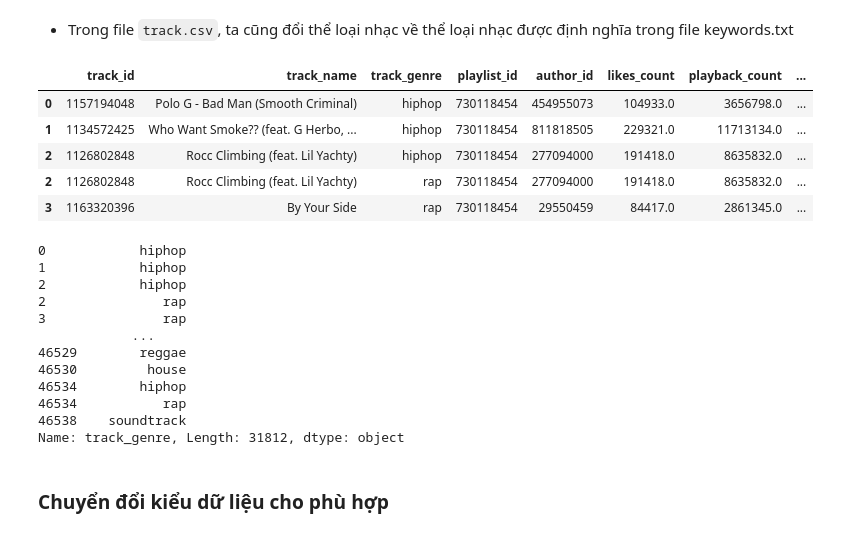
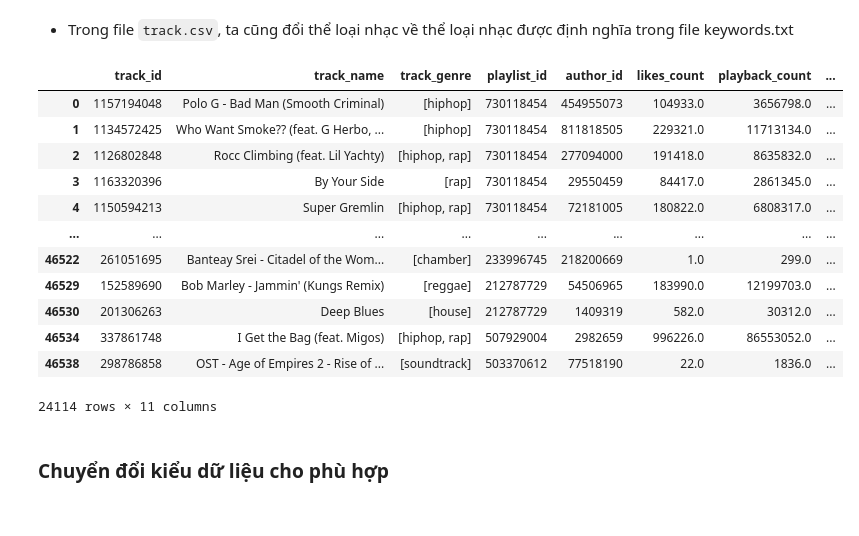
Before and after one commit to LeKiet258/DS-Project02-SoundCloud-Exploratory, a Jupyter notebook: Project_02.ipynb, the cells around one changed output. Saved outputs shown, nothing was run; the diff lists cells and outputs as text; code cells hidden in the pictures.

```diff
--- a/Project_02.ipynb
+++ b/Project_02.ipynb
@@ -172,42 +164,36 @@ Sau khi bỏ 513 giá trị NaN cột genre:
 # %%
 # redefine function
 def list_genres(genre_str, keywords=keywords):
     res = []
 
     for keyword in keywords:
         if keyword in genre_str:
             res.append(keyword)
     # if not res:
     #     res = genre_str.split('&')
     return res
 
 df_track['track_genre'] = df_track['track_genre'].apply(lambda val: list_genres(re.sub(r'[\-\.\/ ]', '', val.lower())))
-df_track = df_track.explode('track_genre')
-df_track = df_track.drop(df_track[df_track['track_genre'] == ''].index)
-df_track.head()
+df_track = df_track.loc[df_track['track_genre'].astype(bool)]
+df_track
+# ----------------------
+# df_track = df_track.explode('track_genre')
+# df_track = df_track.drop(df_track[df_track['track_genre'] == ''].index)
+# df_track.head()
 # %% [output]
 |  | track_id | track_name | track_genre | playlist_id | author_id | likes_count | playback_count | ... |
-| 0 | 1157194048 | Polo G - Bad Man (Smooth Criminal) | hiphop | 730118454 | 454955073 | 104933.0 | 3656798.0 | ... |
-| 1 | 1134572425 | Who Want Smoke?? (feat. G Herbo, ... | hiphop | 730118454 | 811818505 | 229321.0 | 11713134.0 | ... |
-| 2 | 1126802848 | Rocc Climbing (feat. Lil Yachty) | hiphop | 730118454 | 277094000 | 191418.0 | 8635832.0 | ... |
-| 2 | 1126802848 | Rocc Climbing (feat. Lil Yachty) | rap | 730118454 | 277094000 | 191418.0 | 8635832.0 | ... |
-| 3 | 1163320396 | By Your Side | rap | 730118454 | 29550459 | 84417.0 | 2861345.0 | ... |
+| 0 | 1157194048 | Polo G - Bad Man (Smooth Criminal) | [hiphop] | 730118454 | 454955073 | 104933.0 | 3656798.0 | ... |
+| 1 | 1134572425 | Who Want Smoke?? (feat. G Herbo, ... | [hiphop] | 730118454 | 811818505 | 229321.0 | 11713134.0 | ... |
+| 2 | 1126802848 | Rocc Climbing (feat. Lil Yachty) | [hiphop, rap] | 730118454 | 277094000 | 191418.0 | 8635832.0 | ... |
+| 3 | 1163320396 | By Your Side | [rap] | 730118454 | 29550459 | 84417.0 | 2861345.0 | ... |
+| 4 | 1150594213 | Super Gremlin | [hiphop, rap] | 730118454 | 72181005 | 180822.0 | 6808317.0 | ... |
+| ... | ... | ... | ... | ... | ... | ... | ... | ... |
+| 46522 | 261051695 | Banteay Srei - Citadel of the Wom... | [chamber] | 233996745 | 218200669 | 1.0 | 299.0 | ... |
+| 46529 | 152589690 | Bob Marley - Jammin' (Kungs Remix) | [reggae] | 212787729 | 54506965 | 183990.0 | 12199703.0 | ... |
+| 46530 | 201306263 | Deep Blues | [house] | 212787729 | 1409319 | 582.0 | 30312.0 | ... |
+| 46534 | 337861748 | I Get the Bag (feat. Migos) | [hiphop, rap] | 507929004 | 2982659 | 996226.0 | 86553052.0 | ... |
+| 46538 | 298786858 | OST - Age of Empires 2 - Rise of ... | [soundtrack] | 503370612 | 77518190 | 22.0 | 1836.0 | ... |
+24114 rows × 11 columns
-# %%
-a = df_track['track_genre'].dropna()
-a
-# %% [output]
-0            hiphop
-1            hiphop
-2            hiphop
-2               rap
-3               rap
-            ...
-46529        reggae
-46530         house
-46534        hiphop
-46534           rap
-46538    soundtrack
-Name: track_genre, Length: 31812, dtype: object
 # %% [markdown]
 ### Chuyển đổi kiểu dữ liệu cho phù hợp
 # %% [markdown]
```
Also changed, not shown: parts of 54 cells of this notebook.
